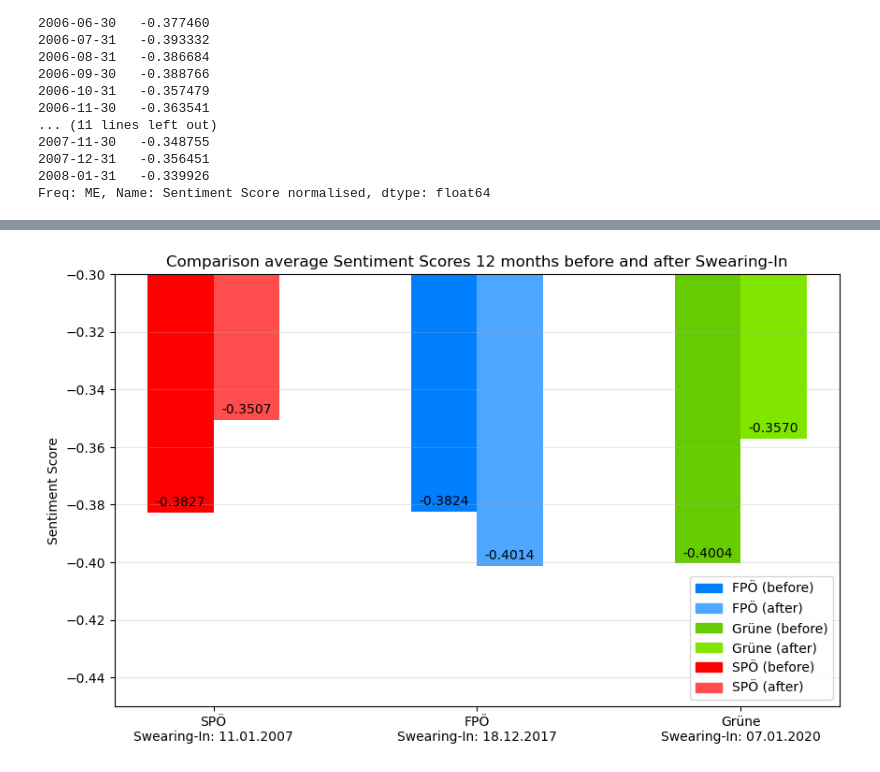
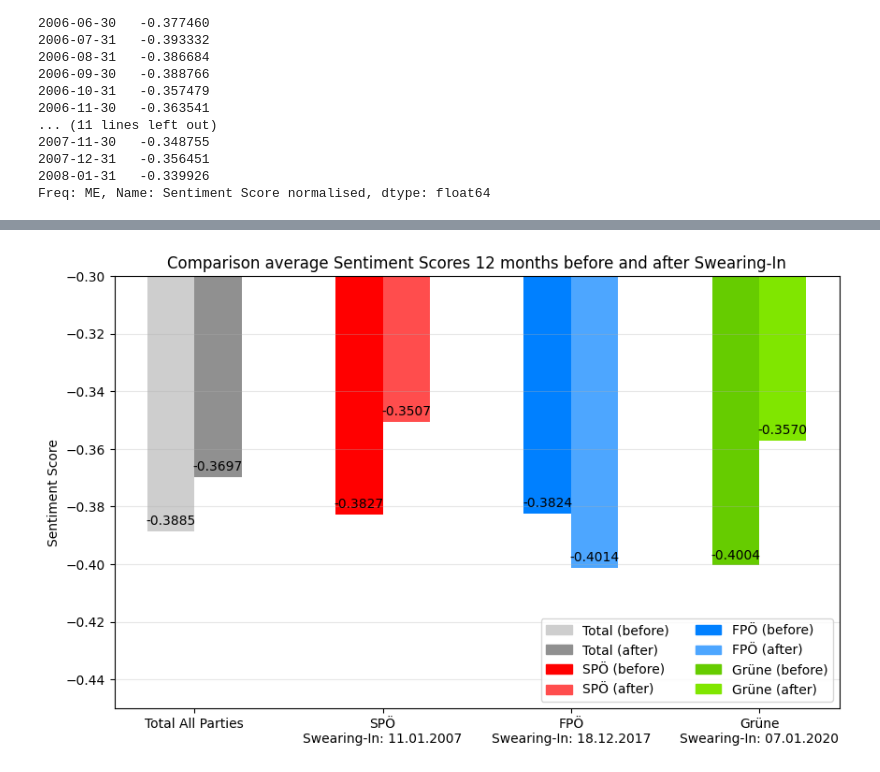
Before and after one commit to tomwalchhofer/fcss_group_project, a Jupyter notebook: analyse_n.ipynb, the cells around one changed output, grey strips where cells are left out. Drawn from its saved outputs; the diff is of its cells as text; code cells hidden in the pictures.

Commit message:
added Total Bar-Plot

```diff
--- a/analyse_n.ipynb
+++ b/analyse_n.ipynb
@@ -298,50 +298,52 @@ plt.show()
 # %%
-avg_dict = {'FPÖ': [fpoe_davor_avg, fpoe_danach_avg],
-            'Grüne': [gruene_davor_avg ,gruene_danach_avg],
-            'SPÖ': [spoe_davor_avg, spoe_danach_avg]}
+total_davor_avg = (fpoe_davor_avg + gruene_davor_avg + spoe_davor_avg) / 3
+total_danach_avg = (fpoe_danach_avg + gruene_danach_avg + spoe_danach_avg) / 3
+
+avg_dict = {'Total': [total_davor_avg, total_danach_avg],
+            'SPÖ': [spoe_davor_avg, spoe_danach_avg],
+            'FPÖ': [fpoe_davor_avg, fpoe_danach_avg],
+            'Grüne': [gruene_davor_avg ,gruene_danach_avg]}
 
 labels = ['Vor Angelobung', 'Nach Angelobung']
-bar_position = np.array([1, 2, 0])
+bar_position = np.array([0, 1, 2, 3])
 breite = 0.25
 multiplier = 0
 
-farben_davor = ['#0080FF', '#66CC00', '#FF0000']
-farben_danach = ['#4DA6FF', '#80E600', '#FF4D4D']
+farben_davor = ['#CECECE', '#FF0000', '#0080FF', '#66CC00']
+farben_danach = ['#909090', '#FF4D4D', '#4DA6FF', '#80E600']
 
 fig, ax = plt.subplots(figsize=(10, 6))
 bar_davor = ax.bar(bar_position - breite/2, [d[0] for d in avg_dict.values()], breite, label=labels[0], color=farben_davor)
 bar_danach = ax.bar(bar_position + breite/2, [d[1] for d in avg_dict.values()], breite, label=labels[1], color=farben_danach)
 
 def werte_bars(set_bars):
     for bar in set_bars:
         height = bar.get_height()
         ax.annotate(f'{height: .4f}',
                    xy=(bar.get_x() + bar.get_width() / 2, height),
                    xytext=(0, 3),
                    textcoords="offset points",
                    ha='center', va='bottom')
 
 werte_bars(bar_davor)
 werte_bars(bar_danach)
 
 legende_elemente = []
 for i, (partei, farbie) in enumerate(zip(avg_dict.keys(), zip(farben_davor, farben_danach))):
     legende_elemente.append(plt.Rectangle((0,0),1,1, color=farben_davor[i], label=f'{partei} (before)'))
     legende_elemente.append(plt.Rectangle((0,0),1,1, color=farben_danach[i], label=f'{partei} (after)'))
 
-#legende_elemente.append(plt.Line2D([0], [0], color='red', linestyle='--', alpha=.3, label='Neutral'))
 
-x_elemente = ['FPÖ\nSwearing-In: 18.12.2017', 'Grüne\nSwearing-In: 07.01.2020', 'SPÖ\nSwearing-In: 11.01.2007']
+x_elemente = ['Total All Parties', 'SPÖ\nSwearing-In: 11.01.2007', 'FPÖ\nSwearing-In: 18.12.2017', 'Grüne\nSwearing-In: 07.01.2020']
 
 ax.set_ylabel('Sentiment Score')
 ax.set_title('Comparison average Sentiment Scores 12 months before and after Swearing-In')
 ax.set_xticks(bar_position)
 ax.set_xticklabels(x_elemente)
-#plt.axhline(y=2, color='red', linestyle='--', alpha=.3, label='Neutral')
-plt.legend(handles=legende_elemente, loc='lower right')
+plt.legend(handles=legende_elemente, loc='lower right', ncols=2)
 plt.ylim(-.45, -.3)
 plt.grid(axis='y', alpha=.3)
 
 plt.show()
 # %% [output]
-[figure, old version]
+[figure, new version]
```
Also changed, not shown: parts of 4 cells of this notebook.
